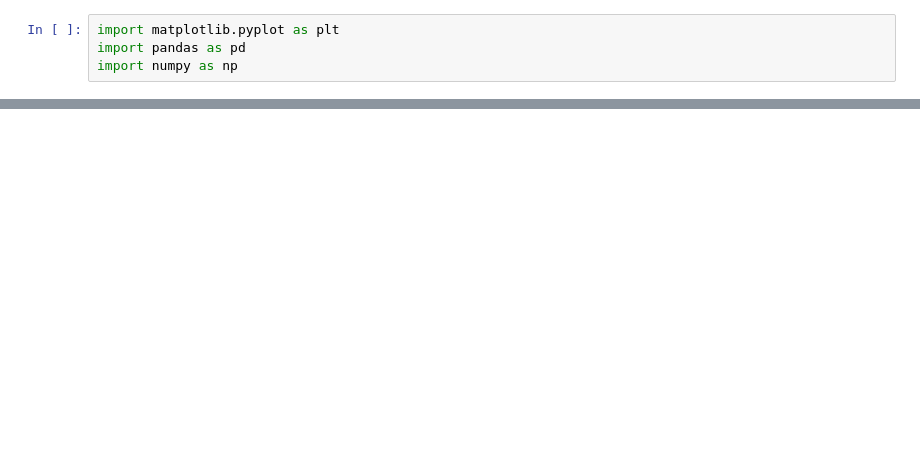
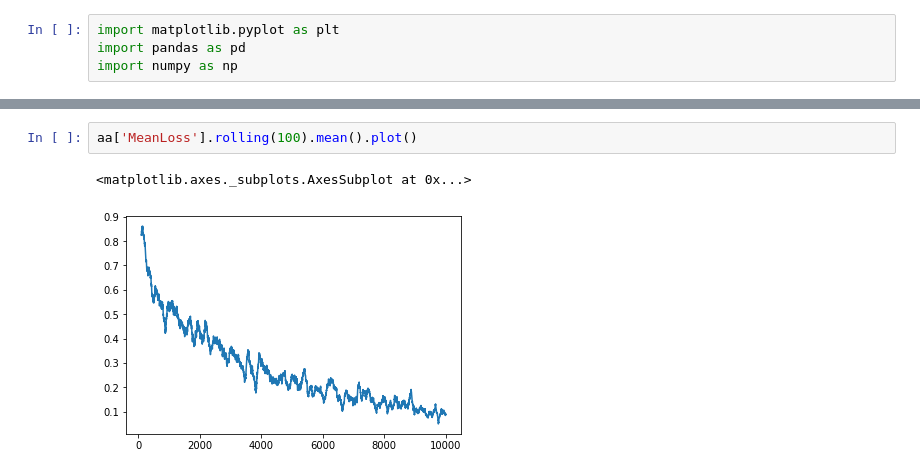
Before and after one commit to vanitas-vanitatum/games-learning, a Jupyter notebook: analysis.ipynb, the cells around one changed output, grey strips where cells are left out. Drawn from its saved outputs; the diff is of its cells as text; blank space fills up the shorter version.

```diff
--- a/analysis.ipynb
+++ b/analysis.ipynb
@@ -23,0 +41,5 @@ pd.DataFrame(sliding_window_results).plot()
+# %%
+aa['MeanLoss'].rolling(100).mean().plot()
+# %% [output]
+<matplotlib.axes._subplots.AxesSubplot at 0x...>
+[figure, added]
```
Also changed, not shown: parts of 4 cells of this notebook, 5 other files.
